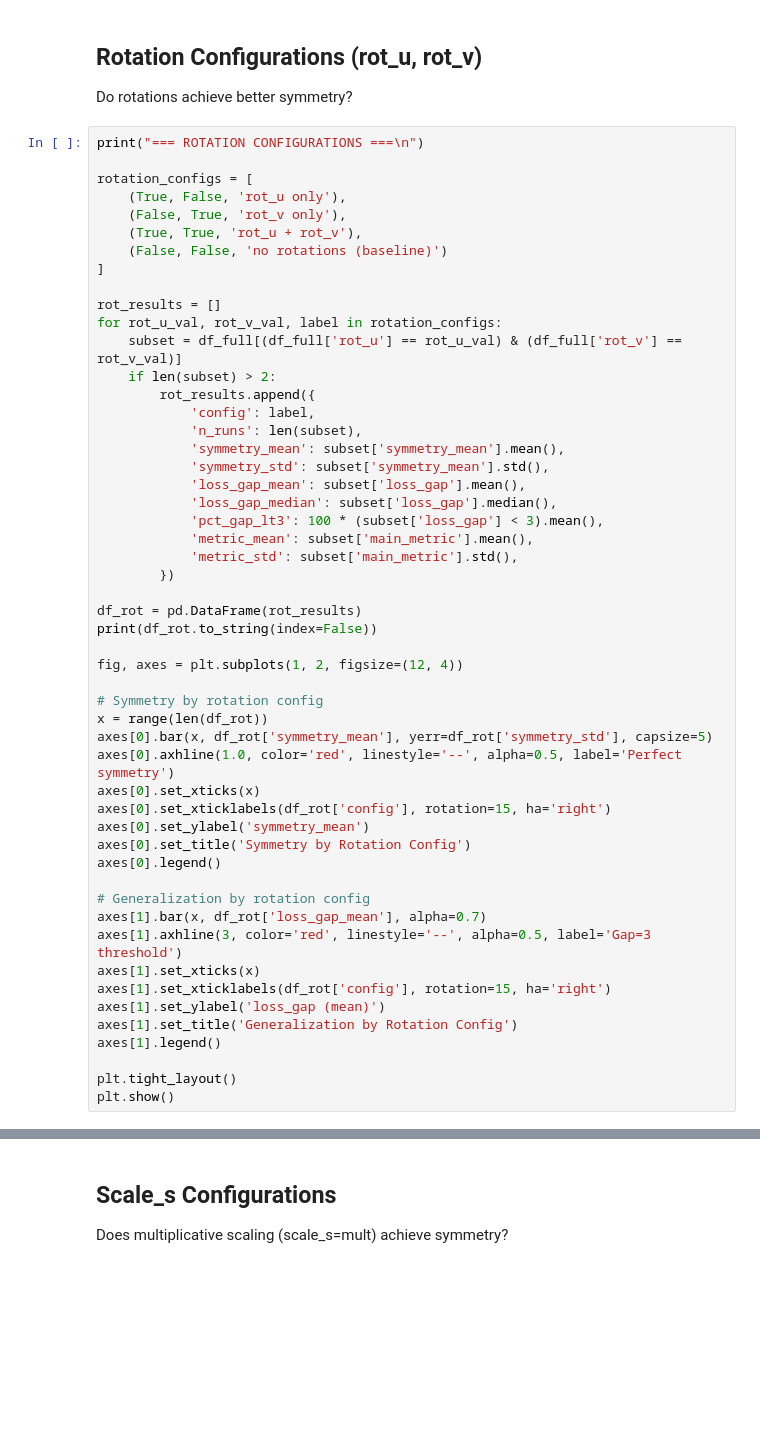
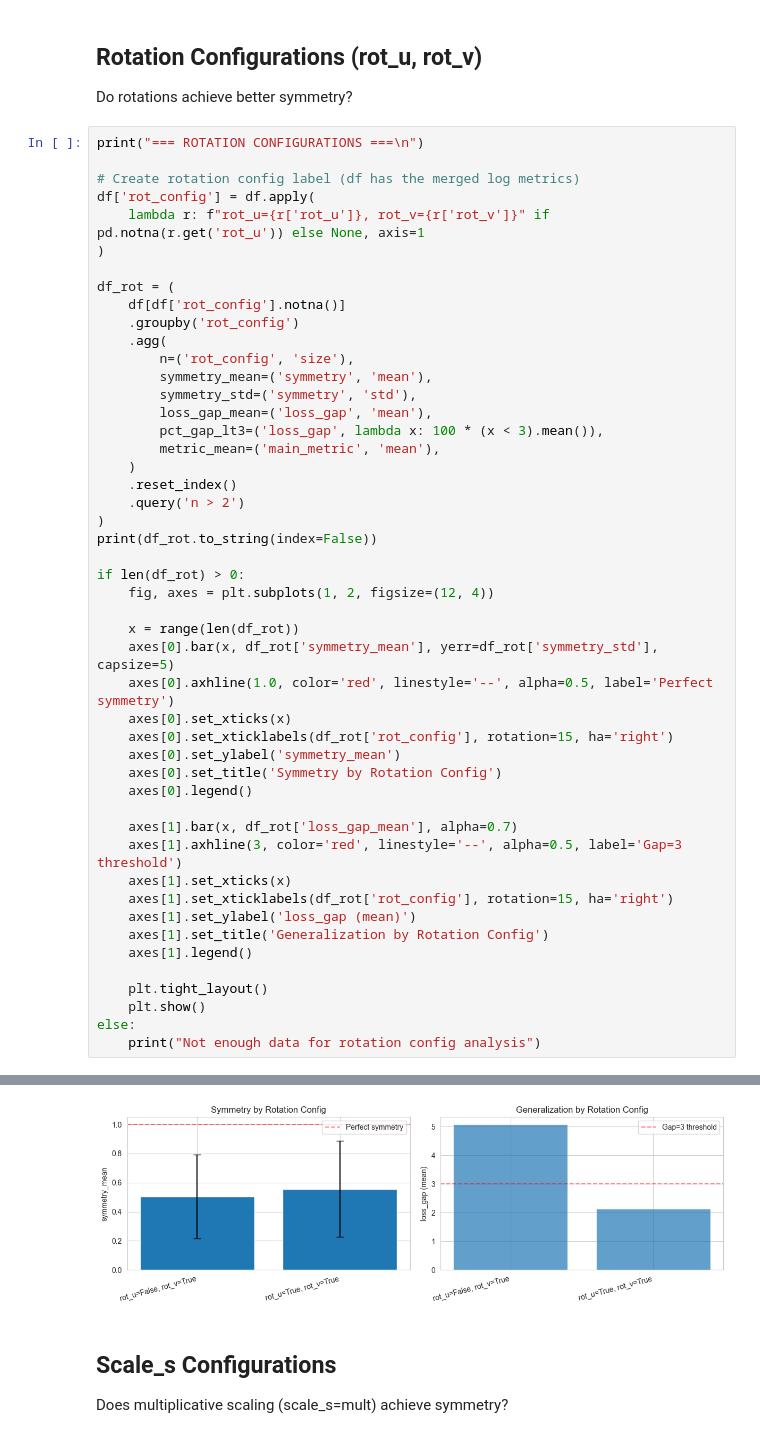
Before and after one commit to wassname/InnerPiSSA_private, a Jupyter notebook: nbs/analyze_wandb_sweeps.ipynb, the cells around one changed output, grey strips where cells are left out. Saved outputs shown, nothing was run; the diff lists cells and outputs as text; blank space fills up the shorter version.

```diff
--- a/nbs/analyze_wandb_sweeps.ipynb
+++ b/nbs/analyze_wandb_sweeps.ipynb
@@ -746,52 +617,49 @@ Do rotations achieve better symmetry?
 # %%
 print("=== ROTATION CONFIGURATIONS ===\n")
 
-rotation_configs = [
-    (True, False, 'rot_u only'),
-    (False, True, 'rot_v only'),
-    (True, True, 'rot_u + rot_v'),
-    (False, False, 'no rotations (baseline)')
-]
+# Create rotation config label (df has the merged log metrics)
+df['rot_config'] = df.apply(
+    lambda r: f"rot_u={r['rot_u']}, rot_v={r['rot_v']}" if pd.notna(r.get('rot_u')) else None, axis=1
+)
 
-rot_results = []
-for rot_u_val, rot_v_val, label in rotation_configs:
-    subset = df_full[(df_full['rot_u'] == rot_u_val) & (df_full['rot_v'] == rot_v_val)]
-    if len(subset) > 2:
-        rot_results.append({
-            'config': label,
-            'n_runs': len(subset),
-            'symmetry_mean': subset['symmetry_mean'].mean(),
-            'symmetry_std': subset['symmetry_mean'].std(),
-            'loss_gap_mean': subset['loss_gap'].mean(),
-            'loss_gap_median': subset['loss_gap'].median(),
-            'pct_gap_lt3': 100 * (subset['loss_gap'] < 3).mean(),
-            'metric_mean': subset['main_metric'].mean(),
-            'metric_std': subset['main_metric'].std(),
-        })
-
-df_rot = pd.DataFrame(rot_results)
+df_rot = (
+    df[df['rot_config'].notna()]
+    .groupby('rot_config')
+    .agg(
+        n=('rot_config', 'size'),
+        symmetry_mean=('symmetry', 'mean'),
+        symmetry_std=('symmetry', 'std'),
+        loss_gap_mean=('loss_gap', 'mean'),
+        pct_gap_lt3=('loss_gap', lambda x: 100 * (x < 3).mean()),
+        metric_mean=('main_metric', 'mean'),
+    )
+    .reset_index()
+    .query('n > 2')
+)
 print(df_rot.to_string(index=False))
 
-fig, axes = plt.subplots(1, 2, figsize=(12, 4))
+if len(df_rot) > 0:
+    fig, axes = plt.subplots(1, 2, figsize=(12, 4))
 
-# Symmetry by rotation config
-x = range(len(df_rot))
-axes[0].bar(x, df_rot['symmetry_mean'], yerr=df_rot['symmetry_std'], capsize=5)
-axes[0].axhline(1.0, color='red', linestyle='--', alpha=0.5, label='Perfect symmetry')
-axes[0].set_xticks(x)
-axes[0].set_xticklabels(df_rot['config'], rotation=15, ha='right')
-axes[0].set_ylabel('symmetry_mean')
-axes[0].set_title('Symmetry by Rotation Config')
-axes[0].legend()
+    x = range(len(df_rot))
+    axes[0].bar(x, df_rot['symmetry_mean'], yerr=df_rot['symmetry_std'], capsize=5)
+    axes[0].axhline(1.0, color='red', linestyle='--', alpha=0.5, label='Perfect symmetry')
+    axes[0].set_xticks(x)
+    axes[0].set_xticklabels(df_rot['rot_config'], rotation=15, ha='right')
+    axes[0].set_ylabel('symmetry_mean')
+    axes[0].set_title('Symmetry by Rotation Config')
+    axes[0].legend()
 
-# Generalization by rotation config
-axes[1].bar(x, df_rot['loss_gap_mean'], alpha=0.7)
-axes[1].axhline(3, color='red', linestyle='--', alpha=0.5, label='Gap=3 threshold')
-axes[1].set_xticks(x)
-axes[1].set_xticklabels(df_rot['config'], rotation=15, ha='right')
-axes[1].set_ylabel('loss_gap (mean)')
-axes[1].set_title('Generalization by Rotation Config')
-axes[1].legend()
+    axes[1].bar(x, df_rot['loss_gap_mean'], alpha=0.7)
+    axes[1].axhline(3, color='red', linestyle='--', alpha=0.5, label='Gap=3 threshold')
+    axes[1].set_xticks(x)
+    axes[1].set_xticklabels(df_rot['rot_config'], rotation=15, ha='right')
+    axes[1].set_ylabel('loss_gap (mean)')
+    axes[1].set_title('Generalization by Rotation Config')
+    axes[1].legend()
 
-plt.tight_layout()
-plt.show()
+    plt.tight_layout()
+    plt.show()
+else:
+    print("Not enough data for rotation config analysis")
+# %% [output]
@@ -798,3 +671,4 @@ plt.show()
+[figure, added]
 # %% [markdown]
 ## Scale_s Configurations
 
```
Also changed, not shown: parts of 13 cells of this notebook, 3 other files.
